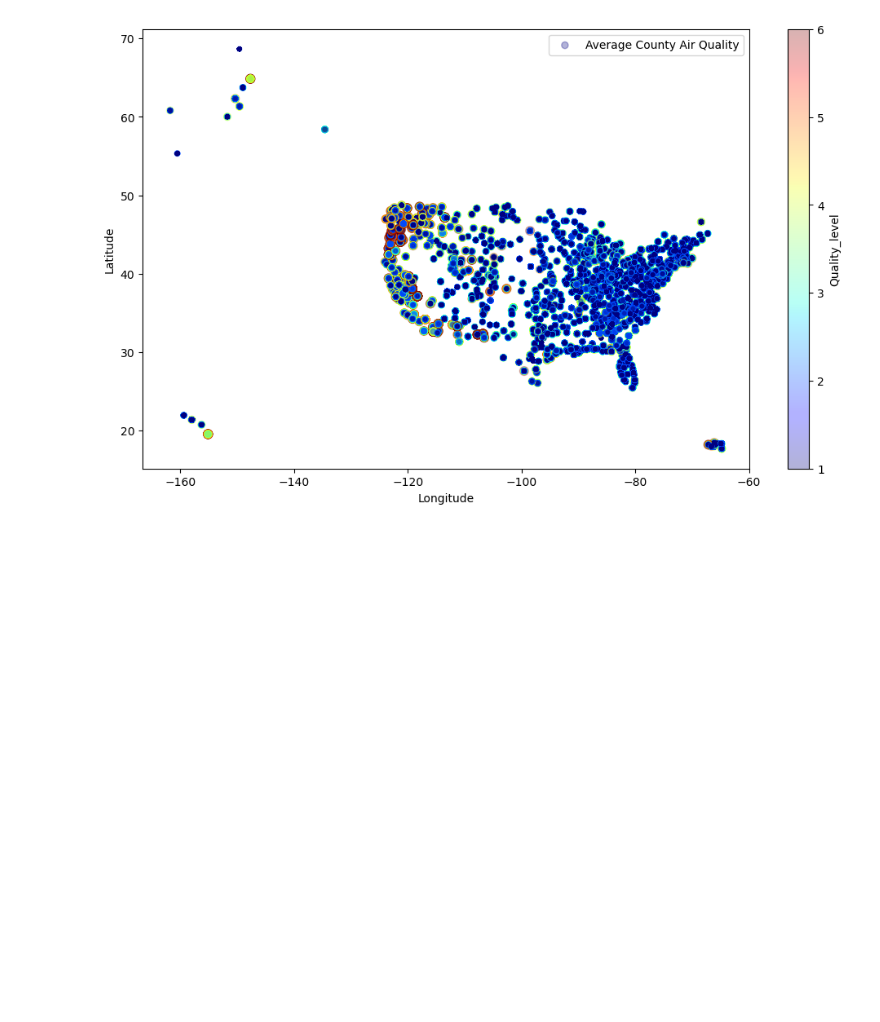
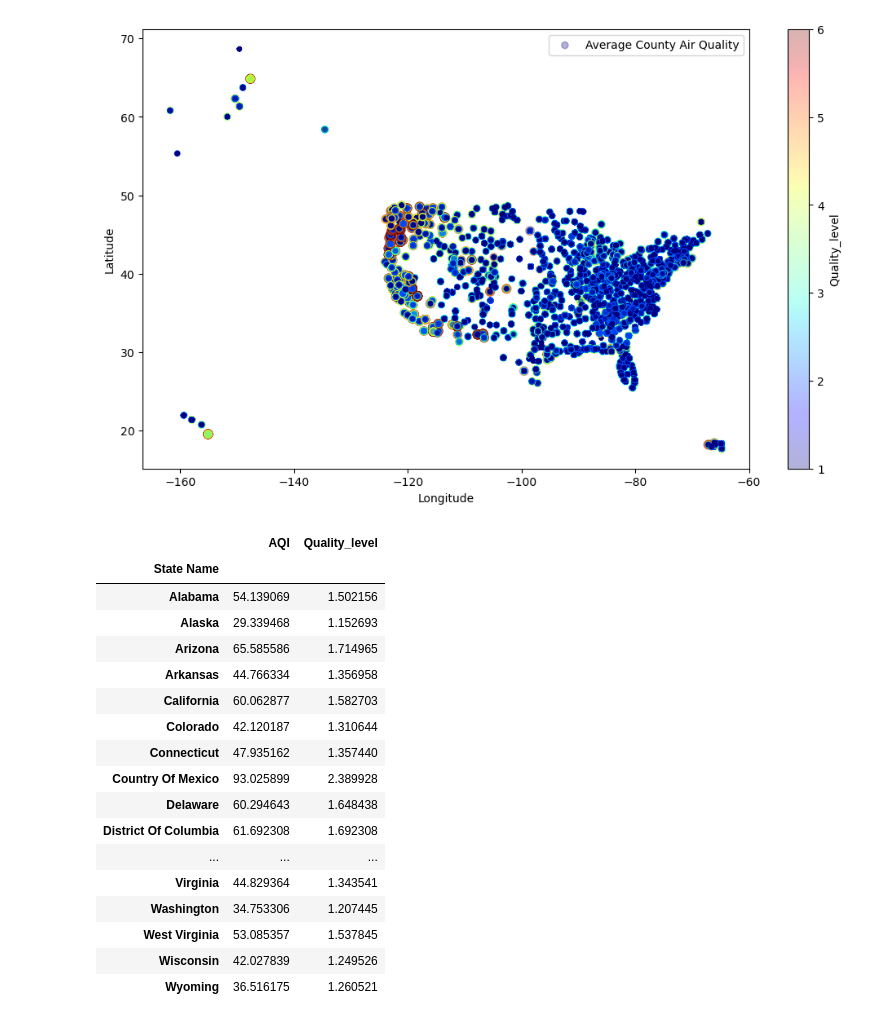
Before and after one commit to Visrael24/Dev10-Final-Assessment, a Jupyter notebook: Workspaces/Jesses_workspace/EDA_air_poll.ipynb, the cells around one changed output. Drawn from its saved outputs; the diff is of its cells as text; code cells hidden in the pictures; blank space fills up the shorter version.

```diff
--- a/Workspaces/Jesses_workspace/EDA_air_poll.ipynb
+++ b/Workspaces/Jesses_workspace/EDA_air_poll.ipynb
@@ -2,7 +2,7 @@
 import pandas as pd
 import matplotlib.pyplot as plt
 # %%
-air_pollution = pd.read_csv(r"C:\Users\JesseNoss\Desktop\Capstone\Data\Air_Quality\pollution_06_21")
+air_pollution = pd.read_csv(r"C:\Users\JesseNoss\Desktop\Capstone\Data\stars\Air_Quality\pollution_06_21")
 # %%
 # if not already datetime
 air_pollution['Date'] = pd.to_datetime(air_pollution['Date'])
@@ -58,3 +58,25 @@ air_pollution.plot(kind='scatter', x='Longitude', y='Latitude', s=air_pollution[
 air_q_06 = air_pollution.loc[air_pollution['Date'] <= '2006-12-31']
 air_q_13 = air_pollution.loc[(air_pollution['Date'] <= '2013-12-31') & (air_pollution['Date'] >= '2013-01-01')]
 air_q_20 = air_pollution.loc[(air_pollution['Date'] <= '2020-12-31') & (air_pollution['Date'] >= '2020-01-01')]
+# %%
+air_06_agg = air_q_06.groupby(by='State Name').agg('mean')[['AQI', 'Quality_level']]
+air_06_agg
+# %% [output]
+|  | AQI | Quality_level |
+| State Name |  |  |
+| Alabama | 54.139069 | 1.502156 |
+| Alaska | 29.339468 | 1.152693 |
+| Arizona | 65.585586 | 1.714965 |
+| Arkansas | 44.766334 | 1.356958 |
+| California | 60.062877 | 1.582703 |
+| Colorado | 42.120187 | 1.310644 |
+| Connecticut | 47.935162 | 1.357440 |
+| Country Of Mexico | 93.025899 | 2.389928 |
+| Delaware | 60.294643 | 1.648438 |
+| District Of Columbia | 61.692308 | 1.692308 |
+| ... | ... | ... |
+| Virginia | 44.829364 | 1.343541 |
+| Washington | 34.753306 | 1.207445 |
+| West Virginia | 53.085357 | 1.537845 |
+| Wisconsin | 42.027839 | 1.249526 |
+| Wyoming | 36.516175 | 1.260521 |
```
Also changed, not shown: 1 other file.
